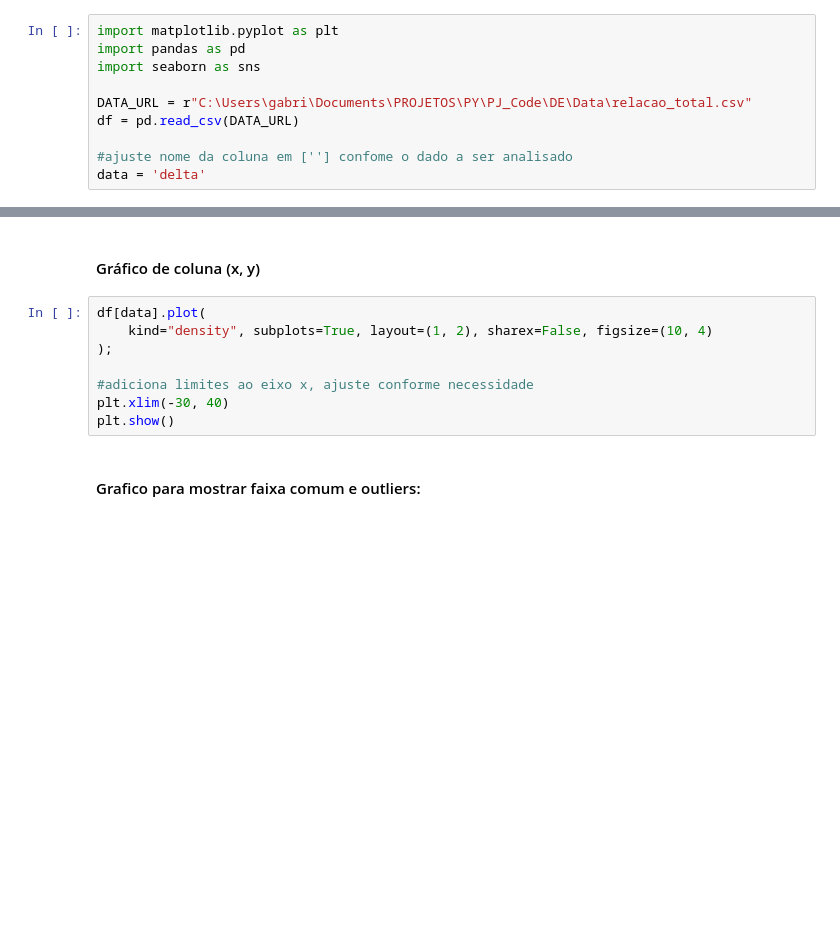
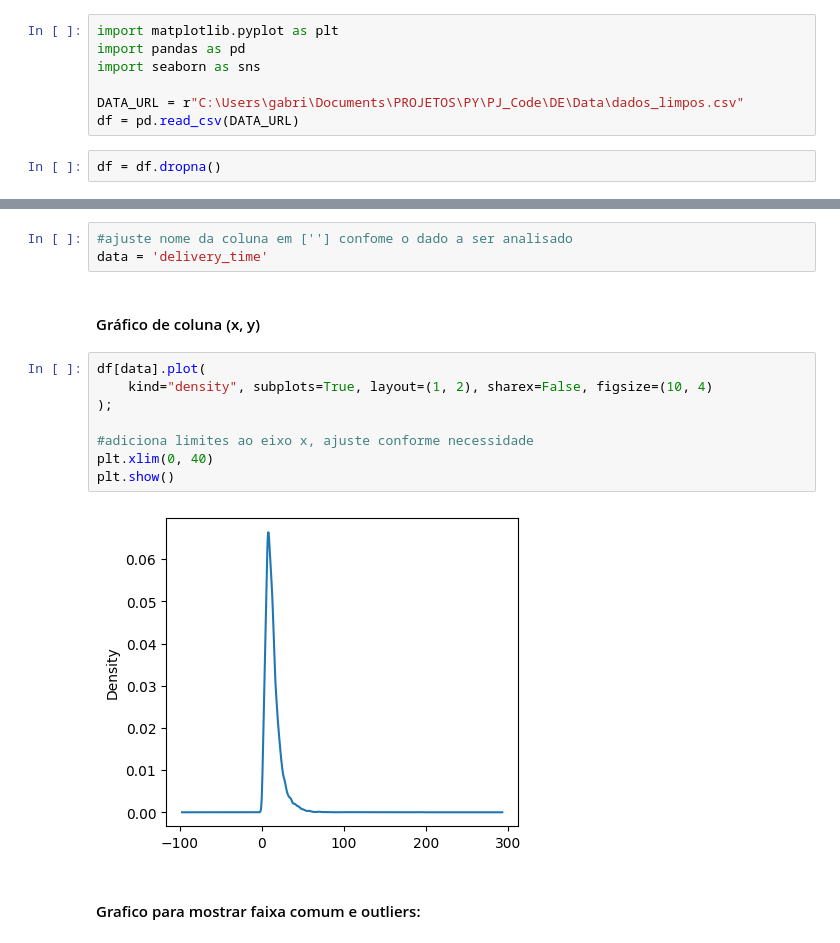
Before and after one commit to gabrielGAGRA/Kagglitos, a Jupyter notebook: analise.ipynb, the cells around one changed output, grey strips where cells are left out. Drawn from its saved outputs; the diff is of its cells as text; blank space fills up the shorter version.

```diff
--- a/analise.ipynb
+++ b/analise.ipynb
@@ -5,8 +5,7 @@ import matplotlib.pyplot as plt
 import pandas as pd
 import seaborn as sns
 
-DATA_URL = r"C:\Users\gabri\Documents\PROJETOS\PY\PJ_Code\DE\Data\relacao_total.csv"
+DATA_URL = r"C:\Users\gabri\Documents\PROJETOS\PY\PJ_Code\DE\Data\dados_limpos.csv"
 df = pd.read_csv(DATA_URL)
-
-#ajuste nome da coluna em [''] confome o dado a ser analisado
-data = 'delta'
+# %%
+df = df.dropna()
@@ -13,13 +15,18 @@ data = 'delta'
+# %%
+#ajuste nome da coluna em [''] confome o dado a ser analisado
+data = 'delivery_time'
 # %% [markdown]
 #### Gráfico de coluna (x, y)
 # %%
 df[data].plot(
     kind="density", subplots=True, layout=(1, 2), sharex=False, figsize=(10, 4)
 );
 
 #adiciona limites ao eixo x, ajuste conforme necessidade
-plt.xlim(-30, 40)
+plt.xlim(0, 40)
 plt.show()
+# %% [output]
+[figure, added]
 # %% [markdown]
 #### Grafico para mostrar faixa comum e outliers:
 # %%
```
Also changed, not shown: parts of 25 cells of this notebook.
